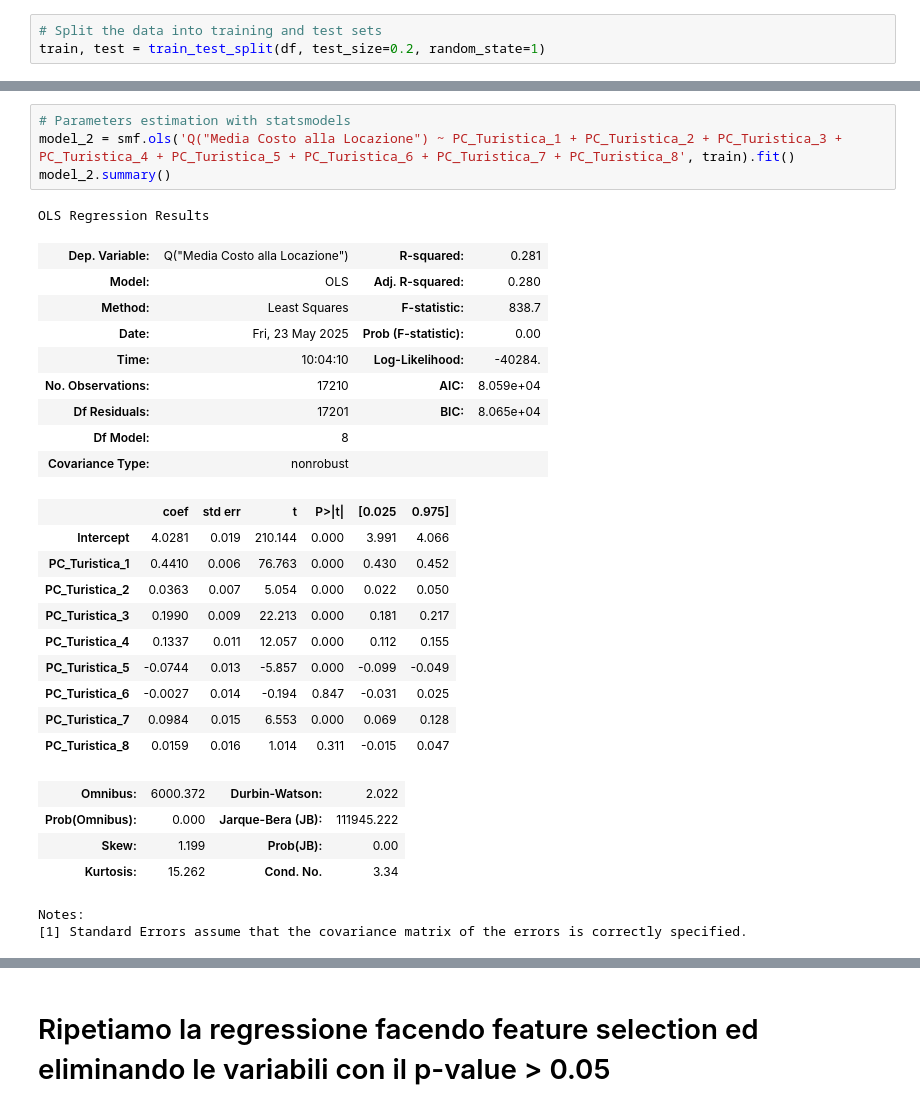
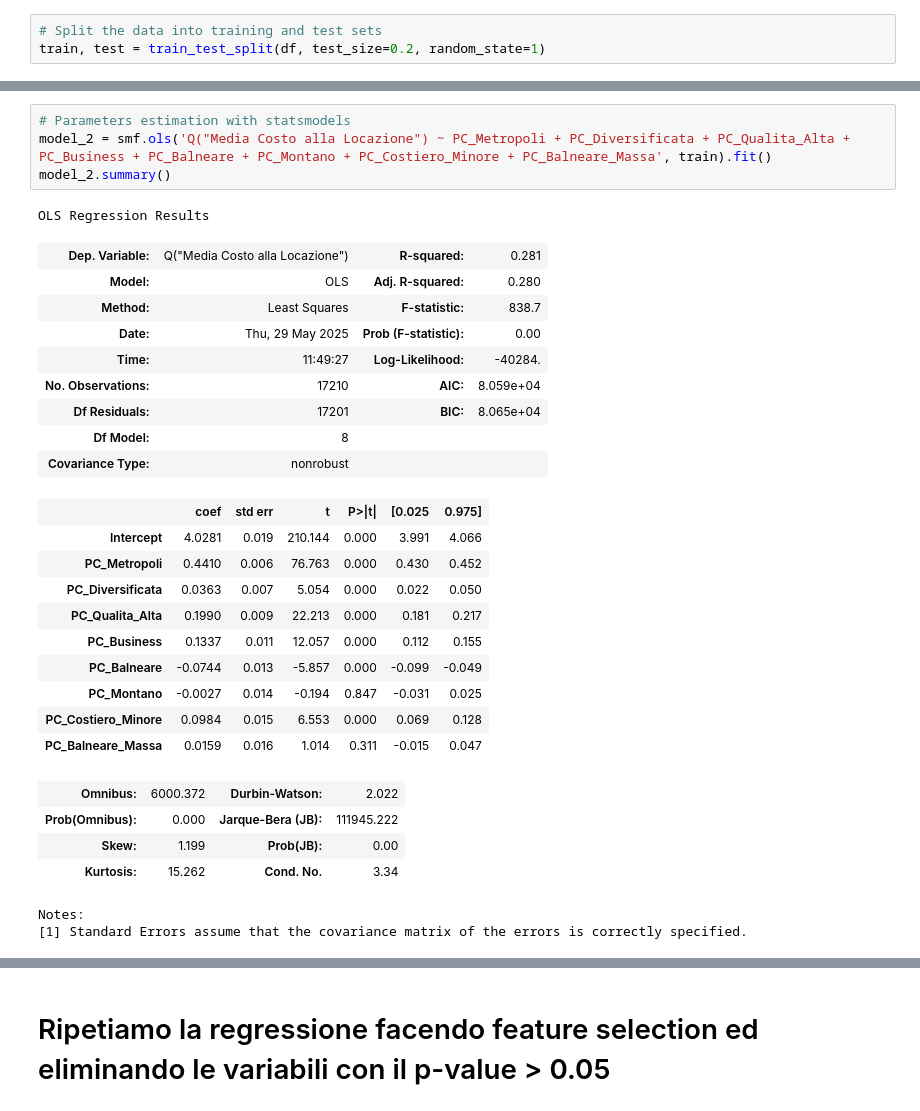
Before and after one commit to leonardoguida/real_estate_predictive_model, a Jupyter notebook: 2linear_regression.ipynb, the cells around one changed output, grey strips where cells are left out. Cells and saved outputs as stored; diff of their text form.

```diff
--- a/2linear_regression.ipynb
+++ b/2linear_regression.ipynb
@@ -99,29 +99,29 @@ Notes:
 [1] Standard Errors assume that the covariance matrix of the errors is correctly specified.
 # %%
 # Parameters estimation with statsmodels
-model_2 = smf.ols('Q("Media Costo alla Locazione") ~ PC_Turistica_1 + PC_Turistica_2 + PC_Turistica_3 + PC_Turistica_4 + PC_Turistica_5 + PC_Turistica_6 + PC_Turistica_7 + PC_Turistica_8', train).fit()
+model_2 = smf.ols('Q("Media Costo alla Locazione") ~ PC_Metropoli + PC_Diversificata + PC_Qualita_Alta + PC_Business + PC_Balneare + PC_Montano + PC_Costiero_Minore + PC_Balneare_Massa', train).fit()
 model_2.summary()
 # %% [output]
 OLS Regression Results
 | Dep. Variable: | Q("Media Costo alla Locazione") | R-squared: | 0.281 |
 | Model: | OLS | Adj. R-squared: | 0.280 |
 | Method: | Least Squares | F-statistic: | 838.7 |
-| Date: | Fri, 23 May 2025 | Prob (F-statistic): | 0.00 |
-| Time: | 10:04:10 | Log-Likelihood: | -40284. |
+| Date: | Thu, 29 May 2025 | Prob (F-statistic): | 0.00 |
+| Time: | 11:49:27 | Log-Likelihood: | -40284. |
 | No. Observations: | 17210 | AIC: | 8.059e+04 |
 | Df Residuals: | 17201 | BIC: | 8.065e+04 |
 | Df Model: | 8 |  |  |
 | Covariance Type: | nonrobust |  |  |
 |  | coef | std err | t | P>|t| | [0.025 | 0.975] |
 | Intercept | 4.0281 | 0.019 | 210.144 | 0.000 | 3.991 | 4.066 |
-| PC_Turistica_1 | 0.4410 | 0.006 | 76.763 | 0.000 | 0.430 | 0.452 |
-| PC_Turistica_2 | 0.0363 | 0.007 | 5.054 | 0.000 | 0.022 | 0.050 |
-| PC_Turistica_3 | 0.1990 | 0.009 | 22.213 | 0.000 | 0.181 | 0.217 |
-| PC_Turistica_4 | 0.1337 | 0.011 | 12.057 | 0.000 | 0.112 | 0.155 |
-| PC_Turistica_5 | -0.0744 | 0.013 | -5.857 | 0.000 | -0.099 | -0.049 |
-| PC_Turistica_6 | -0.0027 | 0.014 | -0.194 | 0.847 | -0.031 | 0.025 |
-| PC_Turistica_7 | 0.0984 | 0.015 | 6.553 | 0.000 | 0.069 | 0.128 |
-| PC_Turistica_8 | 0.0159 | 0.016 | 1.014 | 0.311 | -0.015 | 0.047 |
+| PC_Metropoli | 0.4410 | 0.006 | 76.763 | 0.000 | 0.430 | 0.452 |
+| PC_Diversificata | 0.0363 | 0.007 | 5.054 | 0.000 | 0.022 | 0.050 |
+| PC_Qualita_Alta | 0.1990 | 0.009 | 22.213 | 0.000 | 0.181 | 0.217 |
+| PC_Business | 0.1337 | 0.011 | 12.057 | 0.000 | 0.112 | 0.155 |
+| PC_Balneare | -0.0744 | 0.013 | -5.857 | 0.000 | -0.099 | -0.049 |
+| PC_Montano | -0.0027 | 0.014 | -0.194 | 0.847 | -0.031 | 0.025 |
+| PC_Costiero_Minore | 0.0984 | 0.015 | 6.553 | 0.000 | 0.069 | 0.128 |
+| PC_Balneare_Massa | 0.0159 | 0.016 | 1.014 | 0.311 | -0.015 | 0.047 |
 | Omnibus: | 6000.372 | Durbin-Watson: | 2.022 |
 | Prob(Omnibus): | 0.000 | Jarque-Bera (JB): | 111945.222 |
 | Skew: | 1.199 | Prob(JB): | 0.00 |
```
Also changed, not shown: parts of 13 cells of this notebook, 8 other files.
